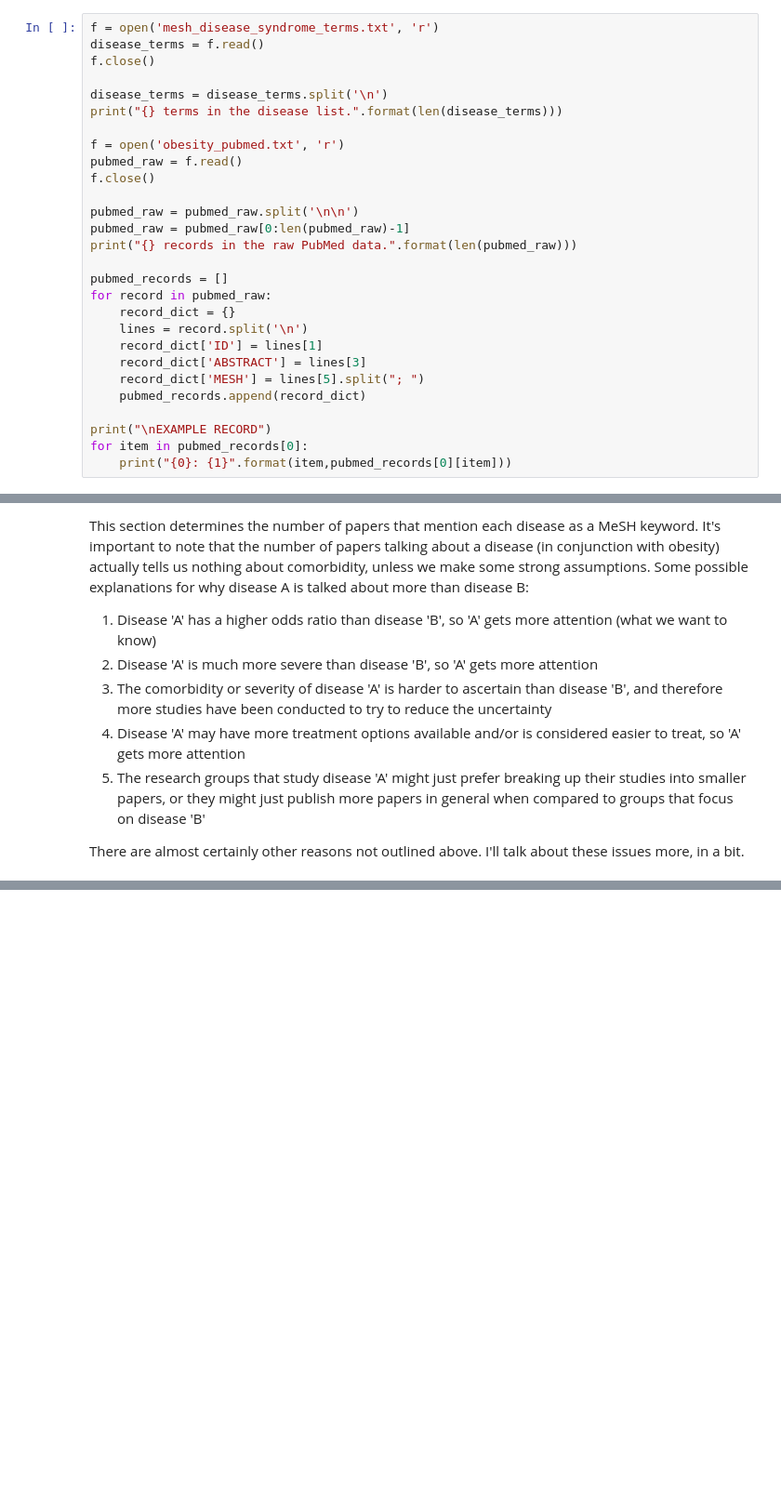
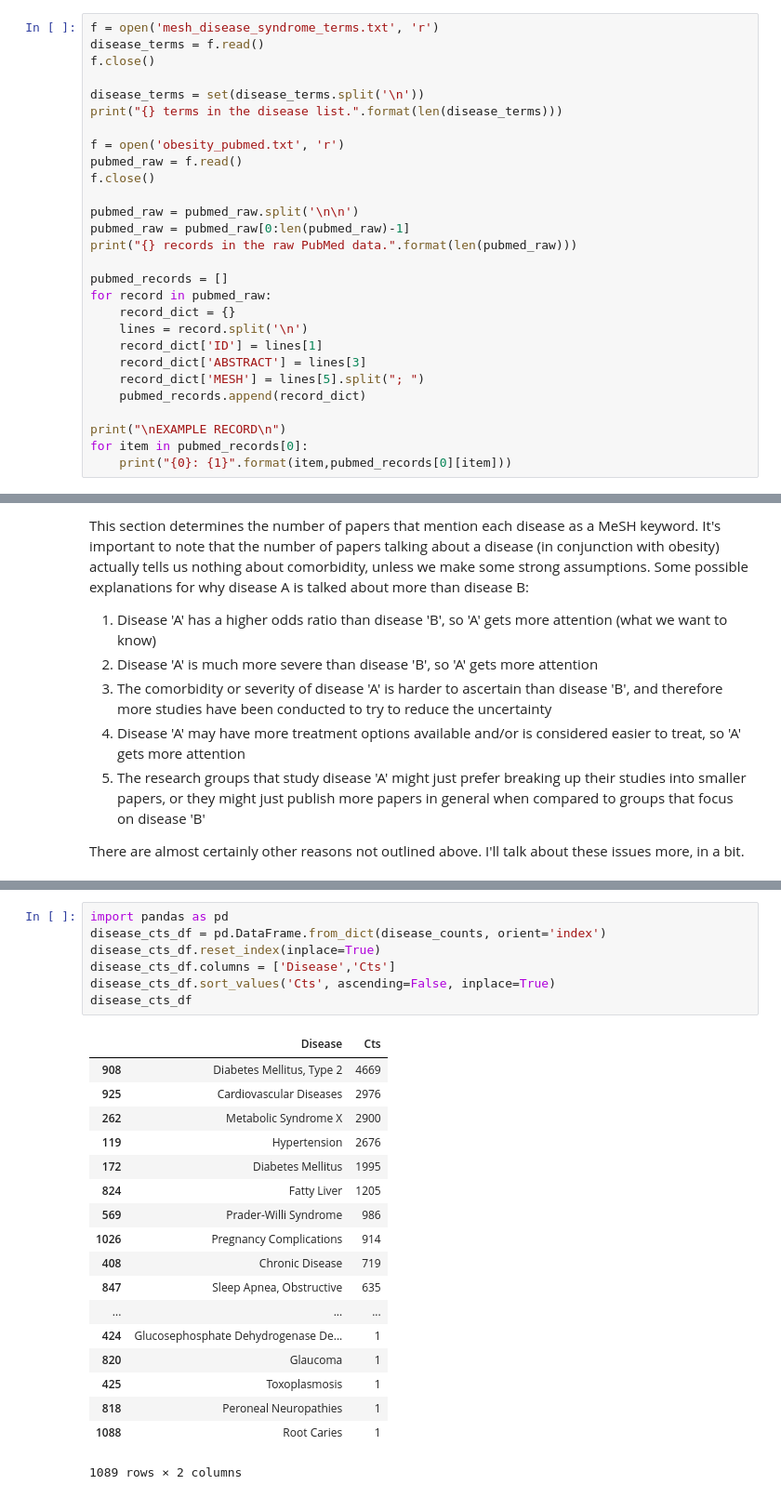
Before and after one commit to brianlevay/data_science, a Jupyter notebook: obesity_comorbid/obesity_comorbid.ipynb, the cells around one changed output, grey strips where cells are left out. Shown: that part at 93% size. Cells and saved outputs as stored; diff of their text form; blank space fills up the shorter version.

```diff
--- a/obesity_comorbid/obesity_comorbid.ipynb
+++ b/obesity_comorbid/obesity_comorbid.ipynb
@@ -266,7 +258,7 @@ f = open('mesh_disease_syndrome_terms.txt', 'r')
 disease_terms = f.read()
 f.close()
 
-disease_terms = disease_terms.split('\n')
+disease_terms = set(disease_terms.split('\n'))
 print("{} terms in the disease list.".format(len(disease_terms)))
 
 f = open('obesity_pubmed.txt', 'r')
@@ -286,7 +278,7 @@ for record in pubmed_raw:
     record_dict['MESH'] = lines[5].split("; ")
     pubmed_records.append(record_dict)
 
-print("\nEXAMPLE RECORD")
+print("\nEXAMPLE RECORD\n")
 for item in pubmed_records[0]:
     print("{0}: {1}".format(item,pubmed_records[0][item]))
 # %% [output]
@@ -311,0 +336,26 @@ There are almost certainly other reasons not outlined above. I'll talk about the
+# %%
+import pandas as pd
+disease_cts_df = pd.DataFrame.from_dict(disease_counts, orient='index')
+disease_cts_df.reset_index(inplace=True)
+disease_cts_df.columns = ['Disease','Cts']
+disease_cts_df.sort_values('Cts', ascending=False, inplace=True)
+disease_cts_df
+# %% [output]
+|  | Disease | Cts |
+| 908 | Diabetes Mellitus, Type 2 | 4669 |
+| 925 | Cardiovascular Diseases | 2976 |
+| 262 | Metabolic Syndrome X | 2900 |
+| 119 | Hypertension | 2676 |
+| 172 | Diabetes Mellitus | 1995 |
+| 824 | Fatty Liver | 1205 |
+| 569 | Prader-Willi Syndrome | 986 |
+| 1026 | Pregnancy Complications | 914 |
+| 408 | Chronic Disease | 719 |
+| 847 | Sleep Apnea, Obstructive | 635 |
+| ... | ... | ... |
+| 424 | Glucosephosphate Dehydrogenase De... | 1 |
+| 820 | Glaucoma | 1 |
+| 425 | Toxoplasmosis | 1 |
+| 818 | Peroneal Neuropathies | 1 |
+| 1088 | Root Caries | 1 |
+1089 rows × 2 columns
```
Also changed, not shown: parts of 16 cells of this notebook, 1 other file.
